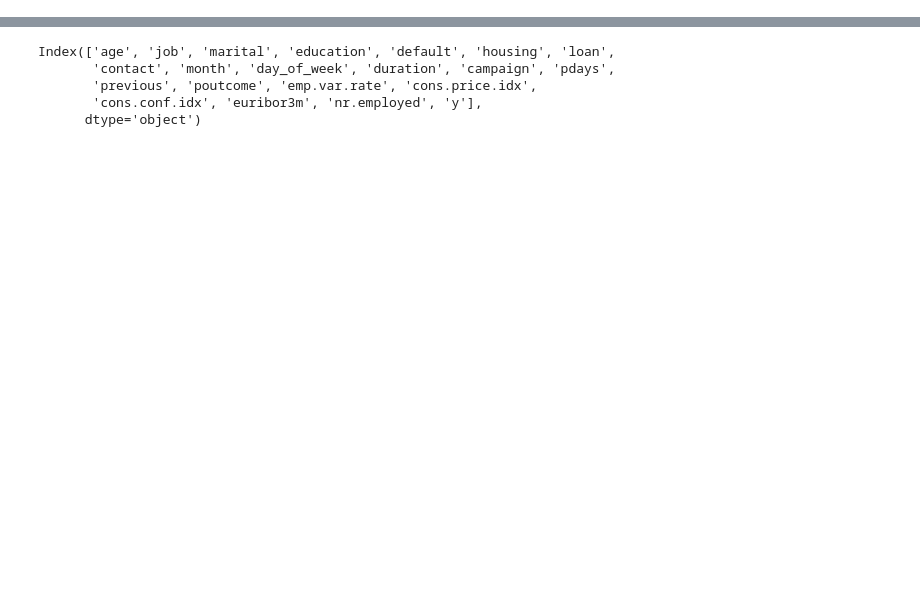
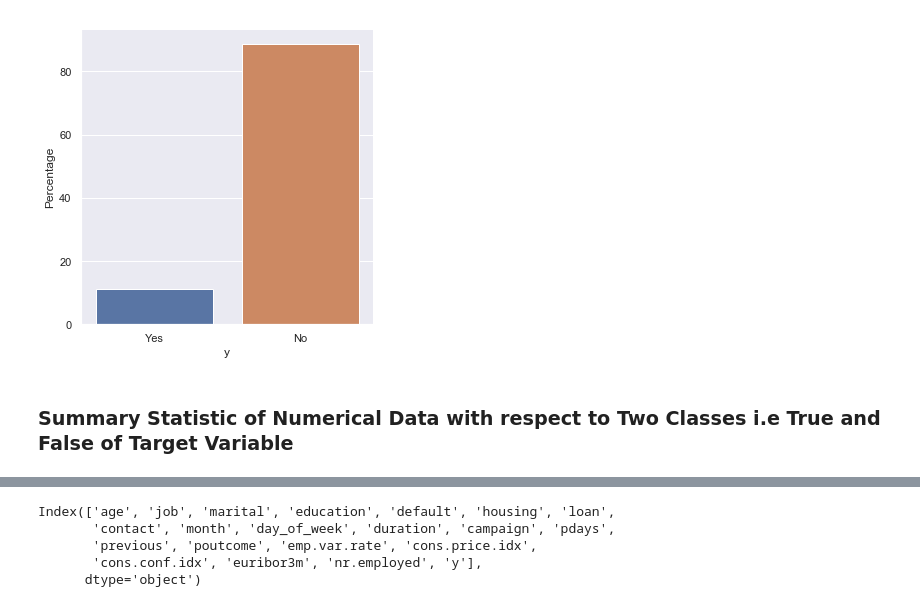
Before and after one commit to abbas163/ce888labs, a Jupyter notebook: Lab3/bank-additional-full.ipynb, the cells around one changed output, grey strips where cells are left out. Drawn from its saved outputs; the diff is of its cells as text; code cells hidden in the pictures; blank space fills up the shorter version.

```diff
--- a/Lab3/bank-additional-full.ipynb
+++ b/Lab3/bank-additional-full.ipynb
@@ -42,0 +109,8 @@ bk.head(20)
+# %%
+import seaborn as sns
+df = pd.DataFrame({'y':['Yes', 'No'], 'Percentage':[11.2654, 88.7346]})
+sns.catplot(x="y", y="Percentage", kind="bar", data=df);
+# %% [output]
+[figure, added]
+# %% [markdown]
+### Summary Statistic of Numerical Data with respect to Two Classes i.e True and False of Target Variable
```
Also changed, not shown: parts of 44 cells of this notebook.
